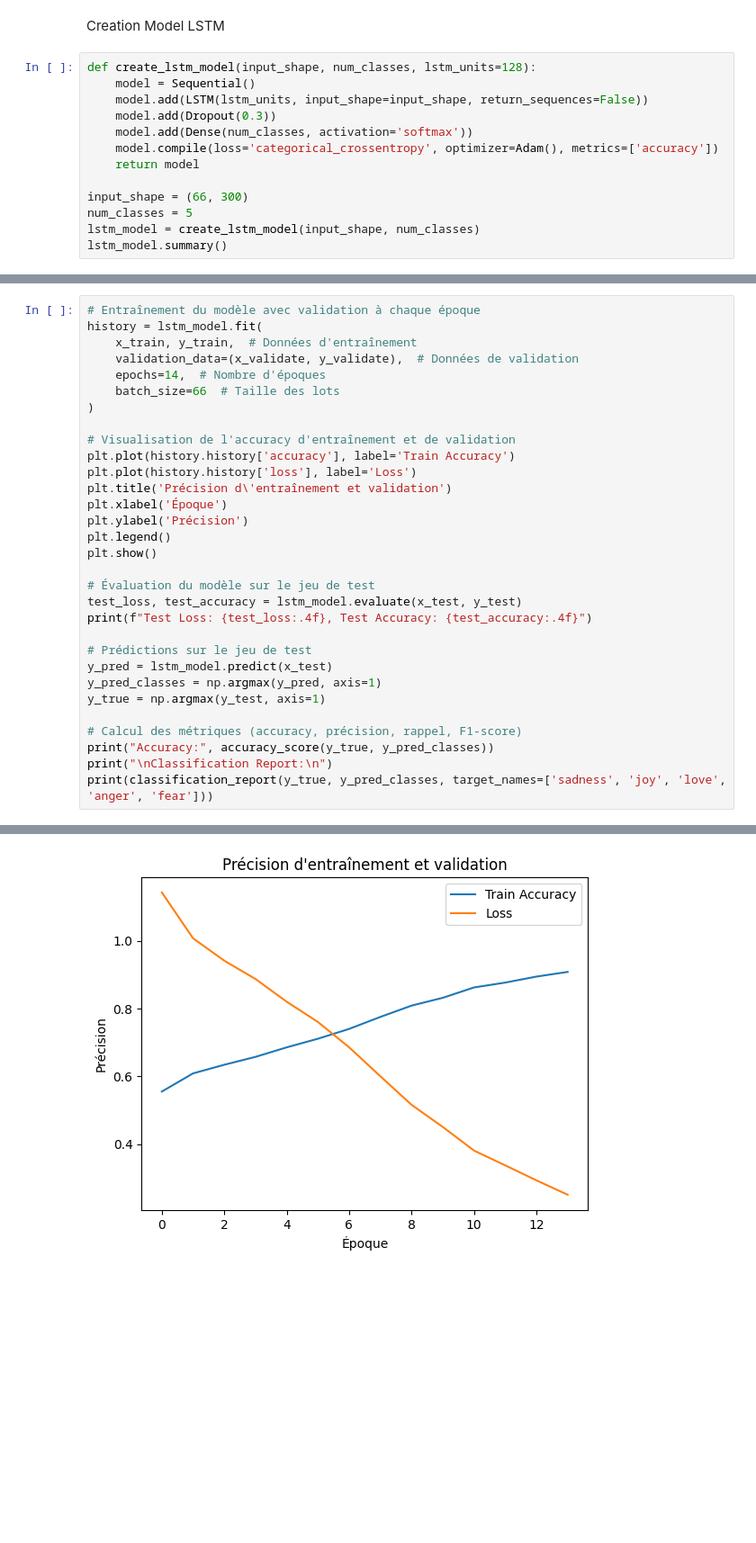
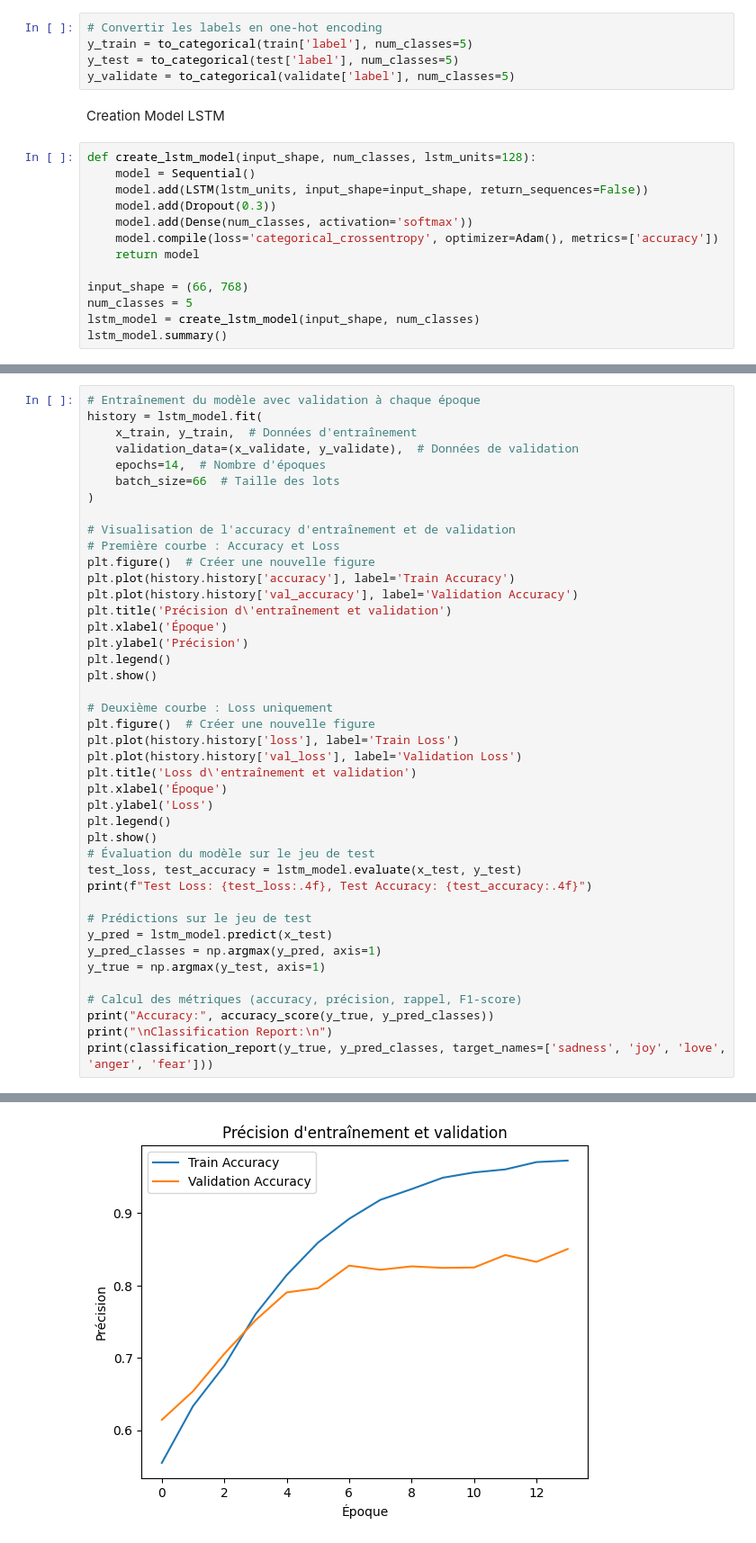
Before and after one commit to YacineAitKaci/Sentiment-Analysis-with-LSTM-model, a Jupyter notebook: TP_final.ipynb, the cells around one changed output, grey strips where cells are left out. Shown at 90% size. Cells and saved outputs as stored; diff of their text form; blank space fills up the shorter version.

```diff
--- a/TP_final.ipynb
+++ b/TP_final.ipynb
@@ -262,3 +276,8 @@ X_val shape: (1919, 66, 300)
+# %%
+# Convertir les labels en one-hot encoding
+y_train = to_categorical(train['label'], num_classes=5)
+y_test = to_categorical(test['label'], num_classes=5)
+y_validate = to_categorical(validate['label'], num_classes=5)
 # %% [markdown]
 Creation Model LSTM
 # %%
@@ -270,7 +289,7 @@ def create_lstm_model(input_shape, num_classes, lstm_units=128):
     model.compile(loss='categorical_crossentropy', optimizer=Adam(), metrics=['accuracy'])
     return model
 
-input_shape = (66, 300)
+input_shape = (66, 768)
 num_classes = 5
 lstm_model = create_lstm_model(input_shape, num_classes)
 lstm_model.summary()
@@ -298,14 +317,25 @@ history = lstm_model.fit(
 )
 
 # Visualisation de l'accuracy d'entraînement et de validation
+# Première courbe : Accuracy et Loss
+plt.figure()  # Créer une nouvelle figure
 plt.plot(history.history['accuracy'], label='Train Accuracy')
-plt.plot(history.history['loss'], label='Loss')
+plt.plot(history.history['val_accuracy'], label='Validation Accuracy')
 plt.title('Précision d\'entraînement et validation')
 plt.xlabel('Époque')
 plt.ylabel('Précision')
 plt.legend()
 plt.show()
 
+# Deuxième courbe : Loss uniquement
+plt.figure()  # Créer une nouvelle figure
+plt.plot(history.history['loss'], label='Train Loss')
+plt.plot(history.history['val_loss'], label='Validation Loss')
+plt.title('Loss d\'entraînement et validation')
+plt.xlabel('Époque')
+plt.ylabel('Loss')
+plt.legend()
+plt.show()
 # Évaluation du modèle sur le jeu de test
 test_loss, test_accuracy = lstm_model.evaluate(x_test, y_test)
 print(f"Test Loss: {test_loss:.4f}, Test Accuracy: {test_accuracy:.4f}")
@@ -340 +370 @@ Epoch 14/14
-[figure, old version]
+[figure, new version]
```
Also changed, not shown: parts of 5 cells of this notebook, 1 other file.
